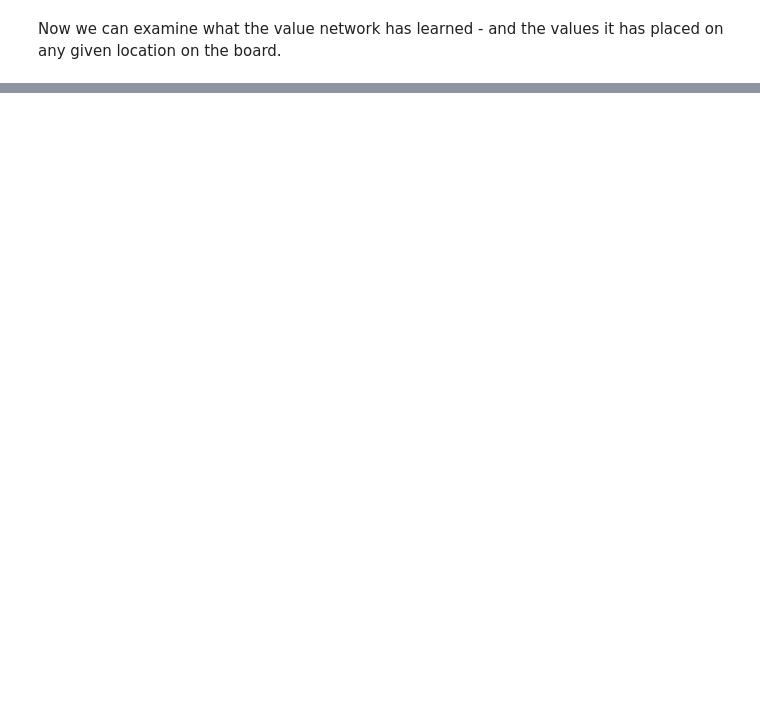
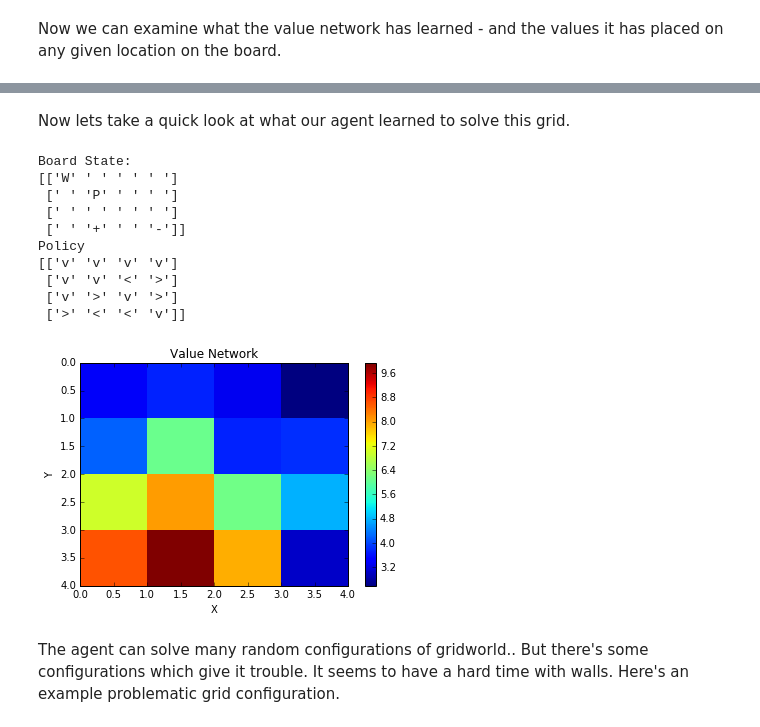
Before and after one commit to gregretkowski/notebooks, a Jupyter notebook: gridworld-actor-critic.ipynb, the cells around one changed output, grey strips where cells are left out. Cells and saved outputs as stored; diff of their text form; code cells hidden in the pictures; blank space fills up the shorter version.

```diff
--- a/gridworld-actor-critic.ipynb
+++ b/gridworld-actor-critic.ipynb
@@ -487,0 +515,23 @@ We can see that the value network has placed a high value on the winning final p
+# %%
+A2A=['^','v','<','>']
+def show_policy(initial_state):
+    grid = np.zeros((4,4), dtype='<U2')
+    working_state = initial_state.copy()
+    p = findLoc(working_state, np.array([0,0,0,1]))
+    working_state[p[0],p[1]] = np.array([0,0,0,0])
+    for x in range(0,4):
+        for y in range(0,4):
+            #for a in range(0, 4):
+            my_state = working_state.copy()
+            my_state[x,y,3] = 1
+            #
+            qval = actor_model.predict(my_state.reshape(1, 64))
+            action = (np.argmax(qval))
+            grid[x,y] = A2A[action]
+    return grid
+
+easy_state = initGrid()
+print("Board State")
+print(dispGrid(easy_state))
+print("Action Policy")
+print(show_policy(easy_state))
@@ -487,0 +557,3 @@ We can see that the value network has placed a high value on the winning final p
+# %%
+hard_state = initGridRand()
+testAlgo(hard_state)
@@ -487,0 +578,22 @@ We can see that the value network has placed a high value on the winning final p
+# %% [markdown]
+Now lets take a quick look at what our agent learned to solve this grid.
+# %%
+print("Board State:")
+print(dispGrid(hard_state))
+plot_value(hard_state)
+print("Policy")
+print(show_policy(hard_state))
+# %% [output]
+Board State:
+[['W' ' ' ' ' ' ']
+ [' ' 'P' ' ' ' ']
+ [' ' ' ' ' ' ' ']
+ [' ' '+' ' ' '-']]
+Policy
+[['v' 'v' 'v' 'v']
+ ['v' 'v' '<' '>']
+ ['v' '>' 'v' '>']
+ ['>' '<' '<' 'v']]
+[figure, added]
+# %% [markdown]
+The agent can solve many random configurations of gridworld.. But there's some configurations which give it trouble. It seems to have a hard time with walls. Here's an example problematic grid configuration.
```
Also changed, not shown: parts of 18 cells of this notebook, 1 other file.
